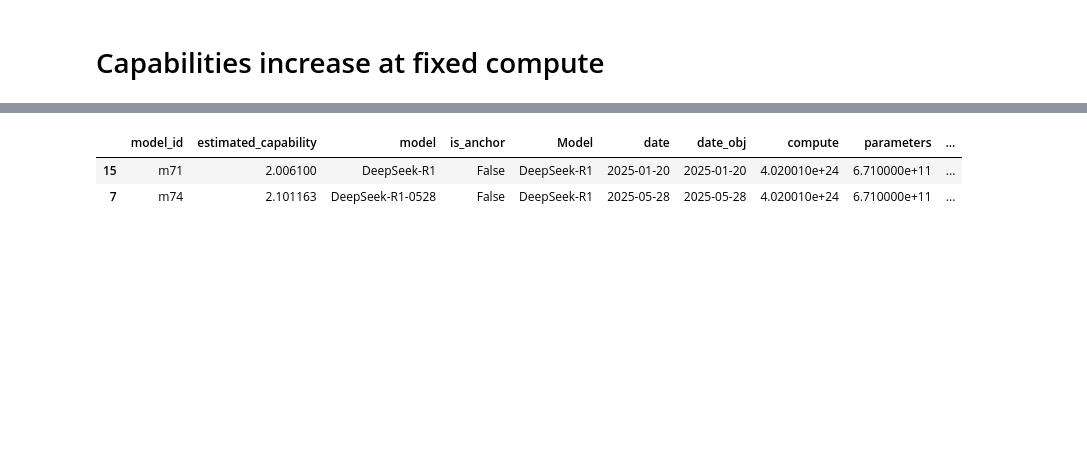
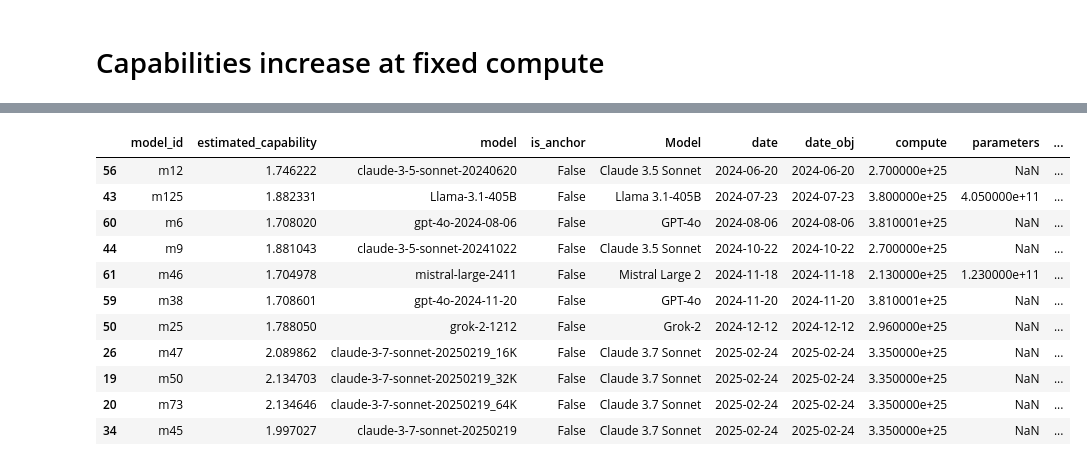
Before and after one commit to epoch-research/benchmark-stitching, a Jupyter notebook: notebooks/algorithmic_progress.ipynb, the cells around one changed output, grey strips where cells are left out. Saved outputs shown, nothing was run; the diff lists cells and outputs as text; code cells hidden in the pictures; blank space fills up the shorter version.

```diff
--- a/notebooks/algorithmic_progress.ipynb
+++ b/notebooks/algorithmic_progress.ipynb
@@ -62,7 +62,8 @@ Function evaluations 24, initial cost 3.3023e+01, final cost 2.5513e+00, first-o
 df_cap = df_cm1.copy(deep=True)
 
 # load in data from the pcd
-pcd_dataset = pd.read_csv("https://epochai.org/data/epochdb/notable_systems.csv")[["Model", "Training compute (FLOP)", "Parameters", "Training dataset size (datapoints)"]]
+# pcd_dataset = pd.read_csv("https://epochai.org/data/epochdb/notable_systems.csv")[["Model", "Training compute (FLOP)", "Parameters", "Training dataset size (datapoints)"]]
+pcd_dataset = pd.read_csv("data/all_ai_models_20250908.csv")[["Model", "Training compute (FLOP)", "Parameters", "Training dataset size (datapoints)"]]
 columns = {"Training compute (FLOP)": "compute", "Parameters": "parameters", "Training dataset size (datapoints)": "data"}
 pcd_dataset = pcd_dataset.rename(columns=columns)
 
@@ -423,18 +426,27 @@ for i in range(len(df)):
 # %%
-baseline = df.loc[30]
+baseline = df.loc[62]
 window = later_higher_capability(
     df,
     compute_target=baseline["compute"],
     date_from=baseline["date"],
     compare_row=baseline,
     compute_tol_below = 2,
     compute_tol_above = 1.05
 )
 window
 # %% [output]
 |  | model_id | estimated_capability | model | is_anchor | Model | date | date_obj | compute | parameters | ... |
-| 15 | m71 | 2.006100 | DeepSeek-R1 | False | DeepSeek-R1 | 2025-01-20 | 2025-01-20 | 4.020010e+24 | 6.710000e+11 | ... |
-| 7 | m74 | 2.101163 | DeepSeek-R1-0528 | False | DeepSeek-R1 | 2025-05-28 | 2025-05-28 | 4.020010e+24 | 6.710000e+11 | ... |
+| 56 | m12 | 1.746222 | claude-3-5-sonnet-20240620 | False | Claude 3.5 Sonnet | 2024-06-20 | 2024-06-20 | 2.700000e+25 | NaN | ... |
+| 43 | m125 | 1.882331 | Llama-3.1-405B | False | Llama 3.1-405B | 2024-07-23 | 2024-07-23 | 3.800000e+25 | 4.050000e+11 | ... |
+| 60 | m6 | 1.708020 | gpt-4o-2024-08-06 | False | GPT-4o | 2024-08-06 | 2024-08-06 | 3.810001e+25 | NaN | ... |
+| 44 | m9 | 1.881043 | claude-3-5-sonnet-20241022 | False | Claude 3.5 Sonnet | 2024-10-22 | 2024-10-22 | 2.700000e+25 | NaN | ... |
+| 61 | m46 | 1.704978 | mistral-large-2411 | False | Mistral Large 2 | 2024-11-18 | 2024-11-18 | 2.130000e+25 | 1.230000e+11 | ... |
+| 59 | m38 | 1.708601 | gpt-4o-2024-11-20 | False | GPT-4o | 2024-11-20 | 2024-11-20 | 3.810001e+25 | NaN | ... |
+| 50 | m25 | 1.788050 | grok-2-1212 | False | Grok-2 | 2024-12-12 | 2024-12-12 | 2.960000e+25 | NaN | ... |
+| 26 | m47 | 2.089862 | claude-3-7-sonnet-20250219_16K | False | Claude 3.7 Sonnet | 2025-02-24 | 2025-02-24 | 3.350000e+25 | NaN | ... |
+| 19 | m50 | 2.134703 | claude-3-7-sonnet-20250219_32K | False | Claude 3.7 Sonnet | 2025-02-24 | 2025-02-24 | 3.350000e+25 | NaN | ... |
+| 20 | m73 | 2.134646 | claude-3-7-sonnet-20250219_64K | False | Claude 3.7 Sonnet | 2025-02-24 | 2025-02-24 | 3.350000e+25 | NaN | ... |
+| 34 | m45 | 1.997027 | claude-3-7-sonnet-20250219 | False | Claude 3.7 Sonnet | 2025-02-24 | 2025-02-24 | 3.350000e+25 | NaN | ... |
 # %%
 import numpy as np
 import pandas as pd
```
Also changed, not shown: parts of 12 cells of this notebook, 8 other files.
